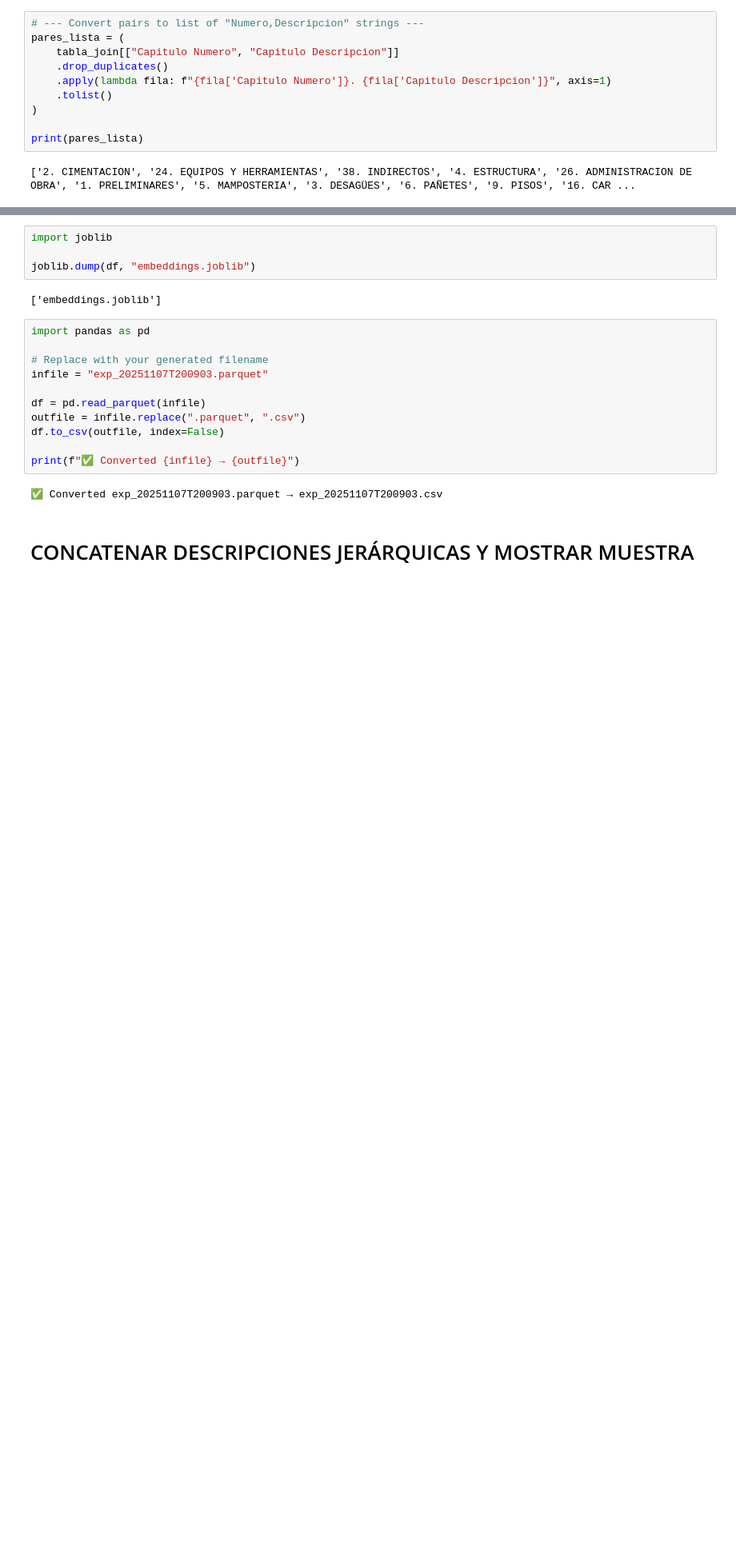
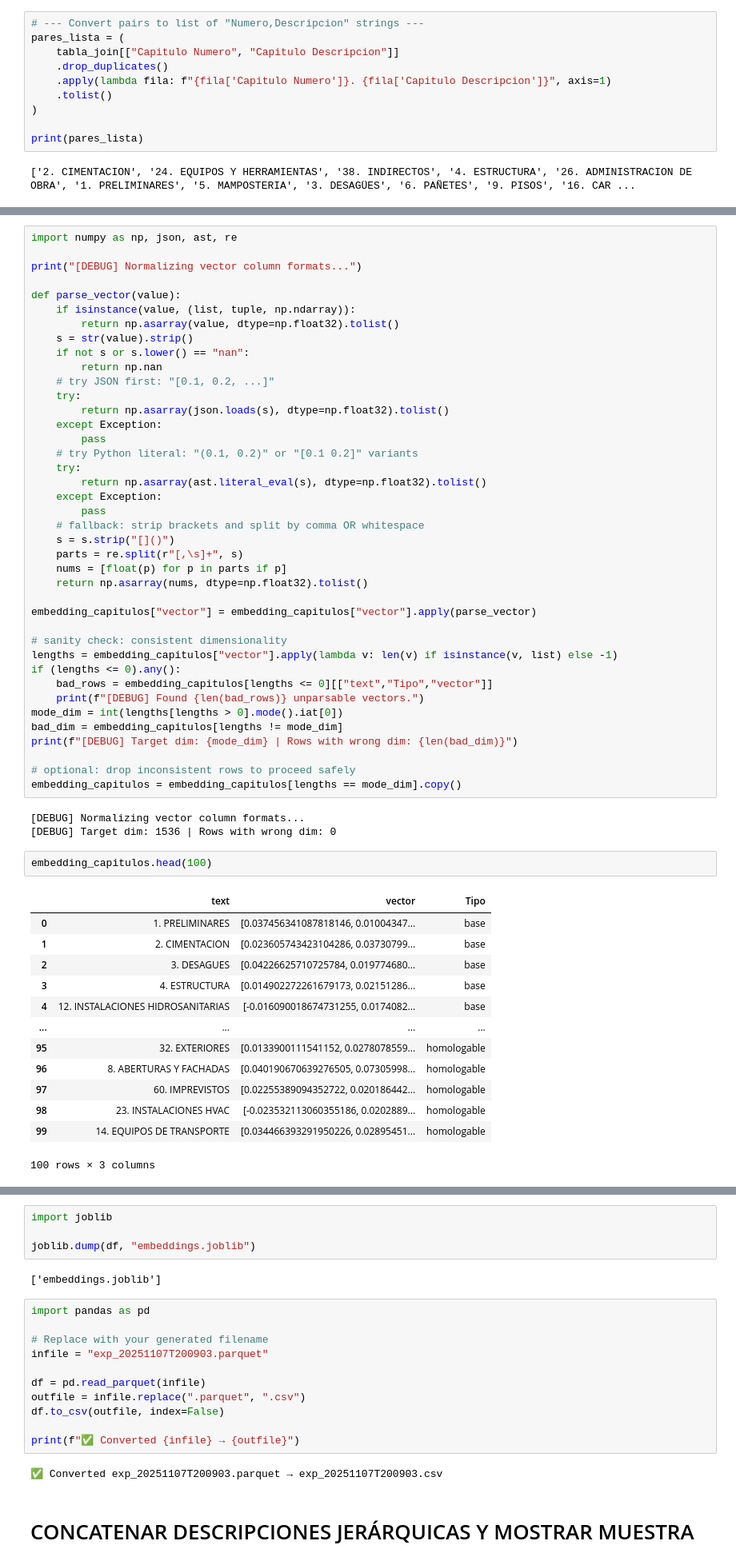
Before and after one commit to ConnectEscuelaIngenieros/consultoriaConnectBogota, a Jupyter notebook: Concatenador_Codigos_para_Homologador.ipynb, the cells around one changed output, grey strips where cells are left out. Shown at 80% size. Saved outputs shown, nothing was run; the diff lists cells and outputs as text; blank space fills up the shorter version.

```diff
--- a/Concatenador_Codigos_para_Homologador.ipynb
+++ b/Concatenador_Codigos_para_Homologador.ipynb
@@ -323,0 +408,59 @@ print(pares_lista)
+# %%
+import numpy as np, json, ast, re
+
+print("[DEBUG] Normalizing vector column formats...")
+
+def parse_vector(value):
+    if isinstance(value, (list, tuple, np.ndarray)):
+        return np.asarray(value, dtype=np.float32).tolist()
+    s = str(value).strip()
+    if not s or s.lower() == "nan":
+        return np.nan
+    # try JSON first: "[0.1, 0.2, ...]"
+    try:
+        return np.asarray(json.loads(s), dtype=np.float32).tolist()
+    except Exception:
+        pass
+    # try Python literal: "(0.1, 0.2)" or "[0.1 0.2]" variants
+    try:
+        return np.asarray(ast.literal_eval(s), dtype=np.float32).tolist()
+    except Exception:
+        pass
+    # fallback: strip brackets and split by comma OR whitespace
+    s = s.strip("[]()")
+    parts = re.split(r"[,\s]+", s)
+    nums = [float(p) for p in parts if p]
+    return np.asarray(nums, dtype=np.float32).tolist()
+
+embedding_capitulos["vector"] = embedding_capitulos["vector"].apply(parse_vector)
+
+# sanity check: consistent dimensionality
+lengths = embedding_capitulos["vector"].apply(lambda v: len(v) if isinstance(v, list) else -1)
+if (lengths <= 0).any():
+    bad_rows = embedding_capitulos[lengths <= 0][["text","Tipo","vector"]]
+    print(f"[DEBUG] Found {len(bad_rows)} unparsable vectors.")
+mode_dim = int(lengths[lengths > 0].mode().iat[0])
+bad_dim = embedding_capitulos[lengths != mode_dim]
+print(f"[DEBUG] Target dim: {mode_dim} | Rows with wrong dim: {len(bad_dim)}")
+
+# optional: drop inconsistent rows to proceed safely
+embedding_capitulos = embedding_capitulos[lengths == mode_dim].copy()
+# %% [output]
+[DEBUG] Normalizing vector column formats...
+[DEBUG] Target dim: 1536 | Rows with wrong dim: 0
+# %%
+embedding_capitulos.head(100)
+# %% [output]
+|  | text | vector | Tipo |
+| 0 | 1. PRELIMINARES | [0.037456341087818146, 0.01004347... | base |
+| 1 | 2. CIMENTACION | [0.023605743423104286, 0.03730799... | base |
+| 2 | 3. DESAGUES | [0.04226625710725784, 0.019774680... | base |
+| 3 | 4. ESTRUCTURA | [0.014902272261679173, 0.02151286... | base |
+| 4 | 12. INSTALACIONES HIDROSANITARIAS | [-0.016090018674731255, 0.0174082... | base |
+| ... | ... | ... | ... |
+| 95 | 32. EXTERIORES | [0.0133900111541152, 0.0278078559... | homologable |
+| 96 | 8. ABERTURAS Y FACHADAS | [0.040190670639276505, 0.07305998... | homologable |
+| 97 | 60. IMPREVISTOS | [0.02255389094352722, 0.020186442... | homologable |
+| 98 | 23. INSTALACIONES HVAC | [-0.023532113060355186, 0.0202889... | homologable |
+| 99 | 14. EQUIPOS DE TRANSPORTE | [0.034466393291950226, 0.02895451... | homologable |
+100 rows × 3 columns
```
Also changed, not shown: parts of 29 cells of this notebook, 7 other files.
